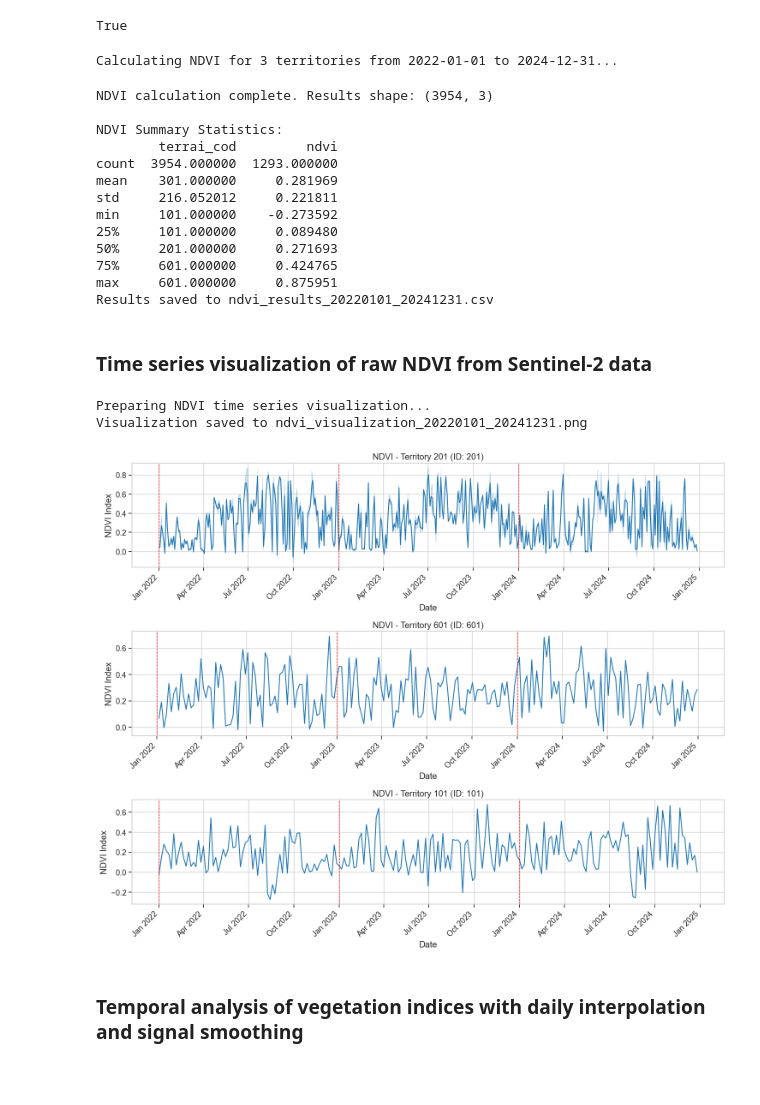
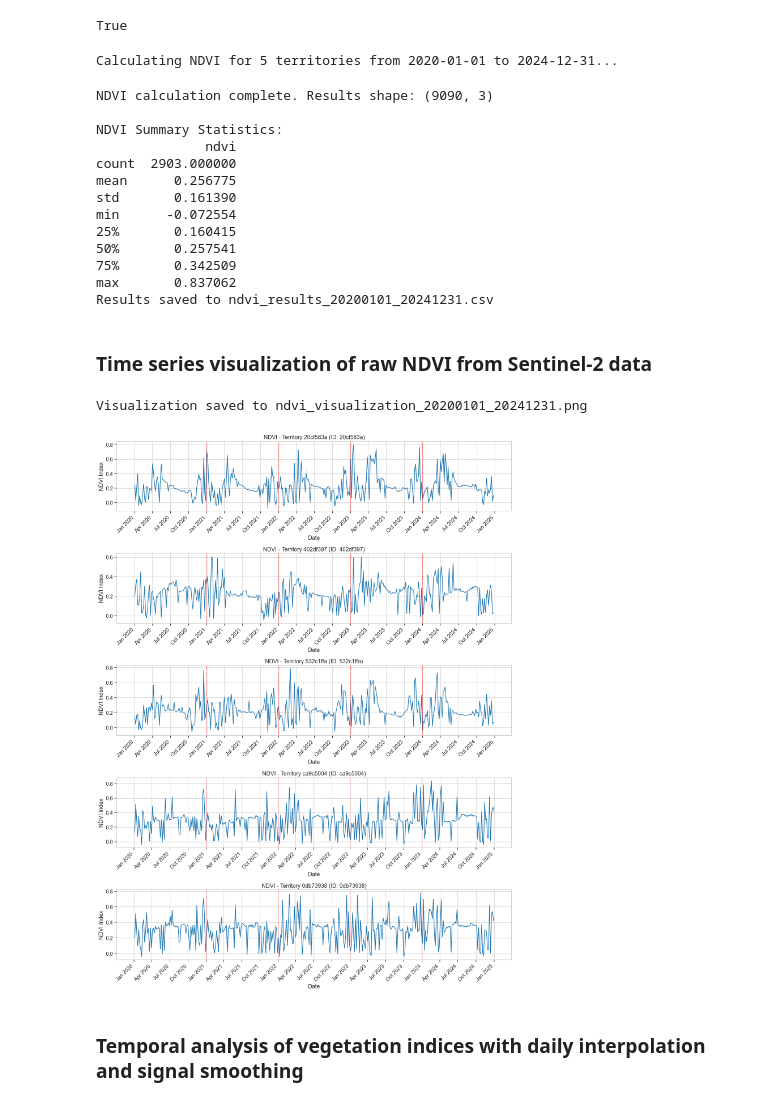
Before and after one commit to erickfaria/remoteSensingGEE, a Jupyter notebook: ndvi.ipynb, the cells around one changed output. Cells and saved outputs as stored; diff of their text form; code cells hidden in the pictures; blank space fills up the shorter version.

Commit message:
Atualizar o notebook NDVI para otimizar a performance e a eficiência do código

```diff
--- a/ndvi.ipynb
+++ b/ndvi.ipynb
@@ -21,15 +24,14 @@ True
 # %%
 # Load indigenous territories data from parquet file
 # Only the first 3 territories are selected for this example
-gdf = gpd.read_parquet('data/terrasIndigenasBr.parquet')
-gdf = gdf[:3]  # Using only 3 territories for demonstration/testing
+gdf = gpd.read_parquet('data/farmPropertiesAnonymized.parquet')
 
 # Convert GeoDataFrame to Earth Engine FeatureCollection
 # This is necessary to use the geometries in Google Earth Engine
 gdf_ee = geemap.geopandas_to_ee(gdf)
 
 # Configuration parameters for satellite imagery analysis
-start_date = '2022-01-01'
+start_date = '2020-01-01'
 end_date = '2024-12-31'
 batch_size = 10  # Number of features to process in each batch
 
@@ -39,7 +41,7 @@ calculator = Sentinel2IndexCalculator(
     start_date,
     end_date,
     gdf_ee,
-    id_column='terrai_cod',  # Column containing unique identifiers for each territory
+    id_column='hash_id',  # Column containing unique identifiers for each territory
     batch_size=batch_size    # Process features in batches to avoid memory issues
 )
 
@@ -58,31 +60,29 @@ output_file = f"ndvi_results_{start_date.replace('-', '')}_{end_date.replace('-'
 ndvi_df.to_csv(output_file)
 print(f"Results saved to {output_file}")
 # %% [output]
-Calculating NDVI for 3 territories from 2022-01-01 to 2024-12-31...
+Calculating NDVI for 5 territories from 2020-01-01 to 2024-12-31...
-NDVI calculation complete. Results shape: (3954, 3)
+NDVI calculation complete. Results shape: (9090, 3)
 
 NDVI Summary Statistics:
-        terrai_cod         ndvi
-count  3954.000000  1293.000000
-mean    301.000000     0.281969
-std     216.052012     0.221811
-min     101.000000    -0.273592
-25%     101.000000     0.089480
-50%     201.000000     0.271693
-75%     601.000000     0.424765
-max     601.000000     0.875951
-Results saved to ndvi_results_20220101_20241231.csv
+              ndvi
+count  2903.000000
+mean      0.256775
+std       0.161390
+min      -0.072554
+25%       0.160415
+50%       0.257541
+75%       0.342509
+max       0.837062
+Results saved to ndvi_results_20200101_20241231.csv
 # %% [markdown]
 ### Time series visualization of raw NDVI from Sentinel-2 data
 # %%
-# Time series visualization of vegetation indices from Sentinel-2 data
-
 # Step 1: Convert date column to datetime format with correct format recognition
 # The dates are in 'dd-mm-yyyy' format, so we use dayfirst=True
 ndvi_df['date'] = pd.to_datetime(ndvi_df['date'], dayfirst=True)
 
 # Step 2: Select random territories to visualize (5 samples or fewer if there are less territories)
-unique_territories = ndvi_df['terrai_cod'].unique()
+unique_territories = ndvi_df['hash_id'].unique()
 territories_to_plot = np.random.choice(
     unique_territories,
     min(5, len(unique_territories)),
@@ -103,7 +103,7 @@ if len(territories_to_plot) == 1:
 # Step 4: Plot NDVI time series for each selected territory
 for i, territory_id in enumerate(territories_to_plot):
     # Filter data for the current territory
-    territory_data = ndvi_df[ndvi_df['terrai_cod'] == territory_id].copy()
+    territory_data = ndvi_df[ndvi_df['hash_id'] == territory_id].copy()
 
     # Sort data by date to ensure proper time series plotting
     territory_data = territory_data.sort_values('date')
@@ -131,36 +131,35 @@ for i, territory_id in enumerate(territories_to_plot):
     plt.setp(axes[i].xaxis.get_majorticklabels(), rotation=45, ha='right')
 
     # Add vertical red lines at the beginning of each year to highlight seasonality
     # Get the minimum and maximum years in the data
     min_year = territory_data['date'].dt.year.min()
     max_year = territory_data['date'].dt.year.max()
 
     # Draw a vertical line at the start of each year
     for year in range(min_year, max_year + 1):
         year_start_date = pd.to_datetime(f'{year}-01-01')
         # Check if the year date is within our data range
         if (year_start_date >= territory_data['date'].min()) and (year_start_date <= territory_data['date'].max()):
             axes[i].axvline(
                 year_start_date,
                 color='red',       # Red line
                 linestyle='--',    # Dashed line
                 linewidth=1        # Line width
             )
 
 # Adjust spacing between subplots to prevent overlap
 plt.tight_layout()
 
 # Save the visualization as a high-resolution image
 file_name = f"ndvi_visualization_{start_date.replace('-', '')}_{end_date.replace('-', '')}.png"
 fig.savefig(file_name, dpi=300, bbox_inches='tight')
 print(f"Visualization saved to {file_name}")
 
 # Display the plots
 plt.show()
 # %% [output]
-Preparing NDVI time series visualization...
-Visualization saved to ndvi_visualization_20220101_20241231.png
+Visualization saved to ndvi_visualization_20200101_20241231.png
-[figure, old version]
+[figure, new version]
 # %% [markdown]
 ### Temporal analysis of vegetation indices with daily interpolation and signal smoothing
 # %%
```
Also changed, not shown: parts of 3 cells of this notebook.
